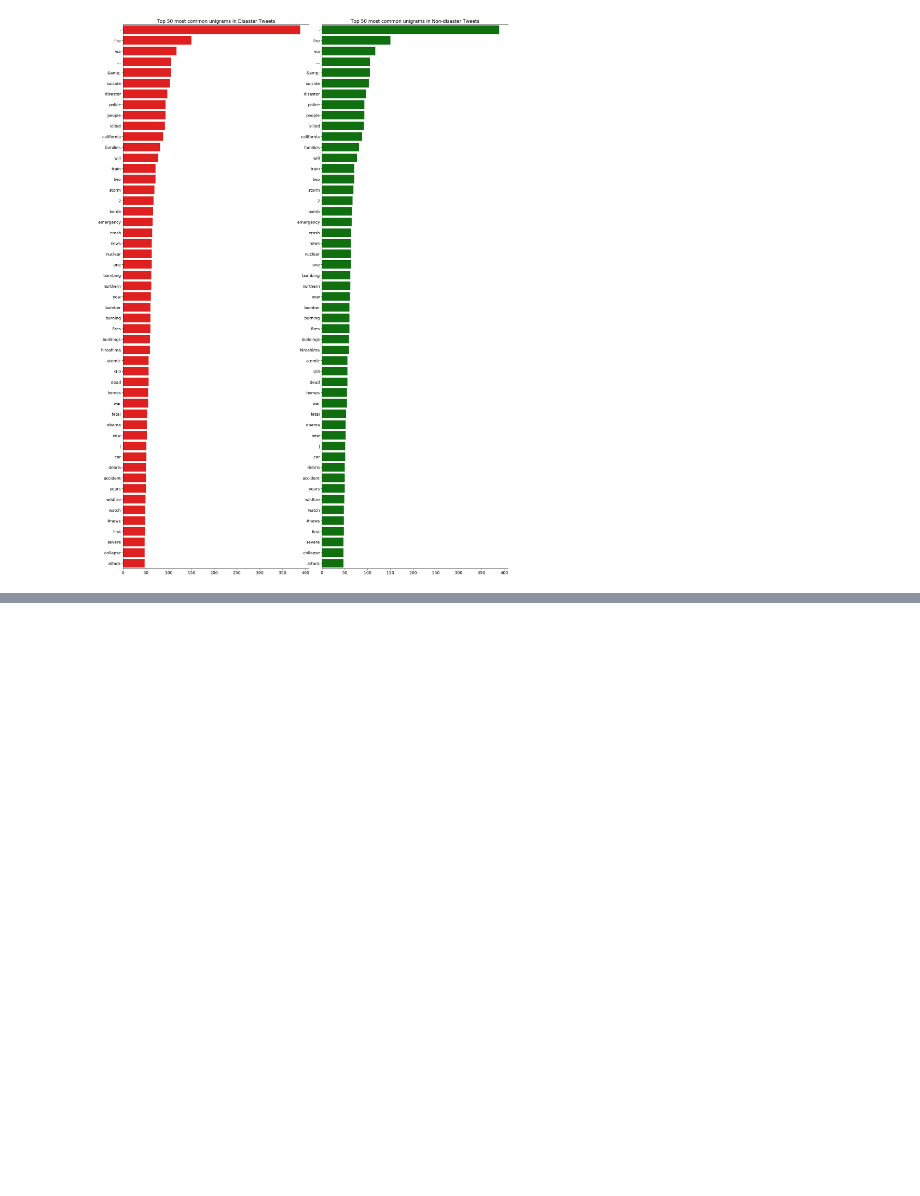
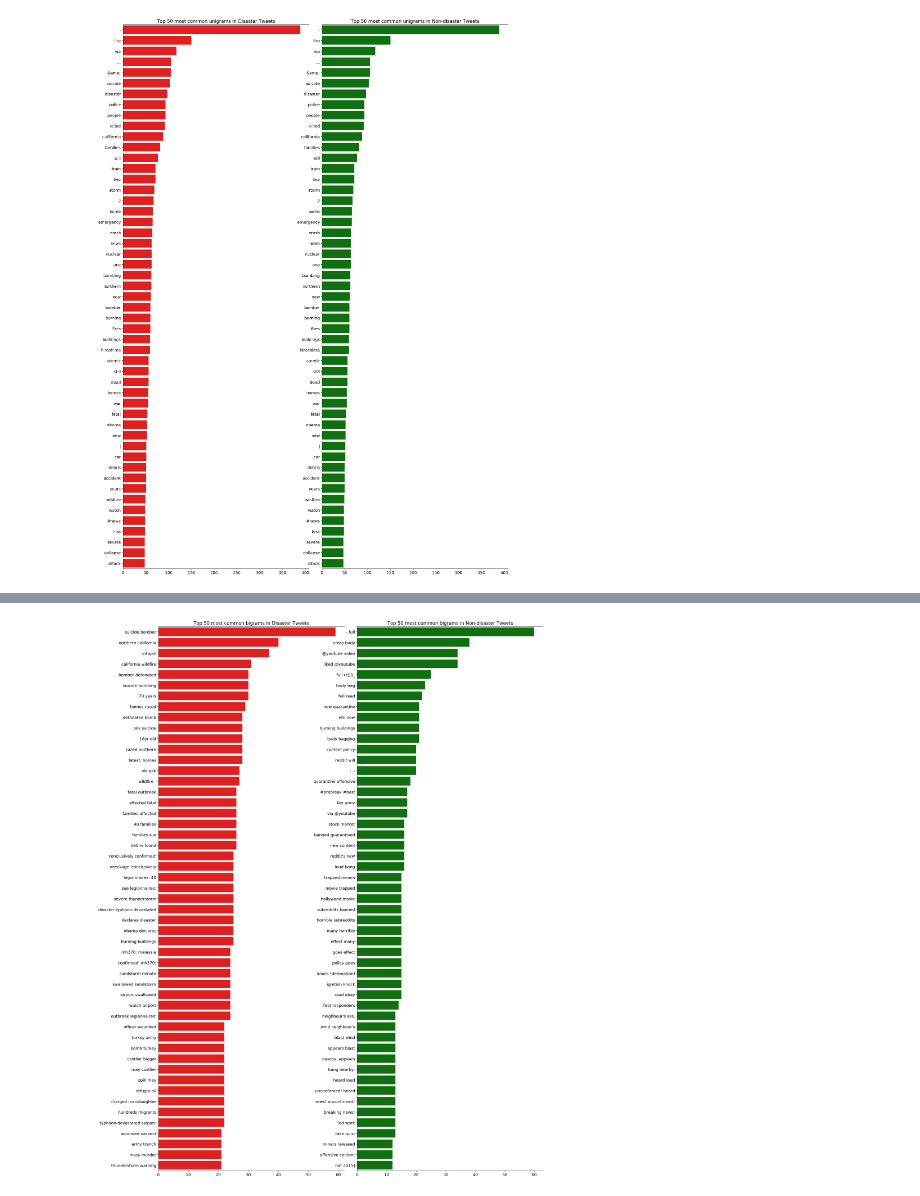
Before and after one commit to sam351/NLP_study, a Jupyter notebook: kaggle_disaster_tweets/201118_disaster-tweets_01_BERT.ipynb, the cells around one changed output, grey strips where cells are left out. Saved outputs shown, nothing was run; the diff lists cells and outputs as text; code cells hidden in the pictures; blank space fills up the shorter version.

Commit message:
Modify 201118_disaster-tweets_01_BERT.ipynb
- Add 3.3 Bigrams

```diff
--- a/kaggle_disaster_tweets/201118_disaster-tweets_01_BERT.ipynb
+++ b/kaggle_disaster_tweets/201118_disaster-tweets_01_BERT.ipynb
@@ -272,0 +280,10 @@ plt.show()
+# %%
+# Generate bigram frequency table
+df_disaster_bigrams = generate_ngram_freq_table(df_train[df_train.target==1].text, ngram=2)
+df_nondisaster_bigrams = generate_ngram_freq_table(df_train[df_train.target!=1].text, ngram=2)
+
+# Visualize ngram frequency plots for Disaster & Non-disaster tweets
+plot_ngram_freq(df_disaster_bigrams, df_nondisaster_bigrams, ngram_name='bigram', show_ngram_num=plot_ngram_num)
+plt.show()
+# %% [output]
+[figure, added]
```
Also changed, not shown: parts of 1 cell of this notebook.
